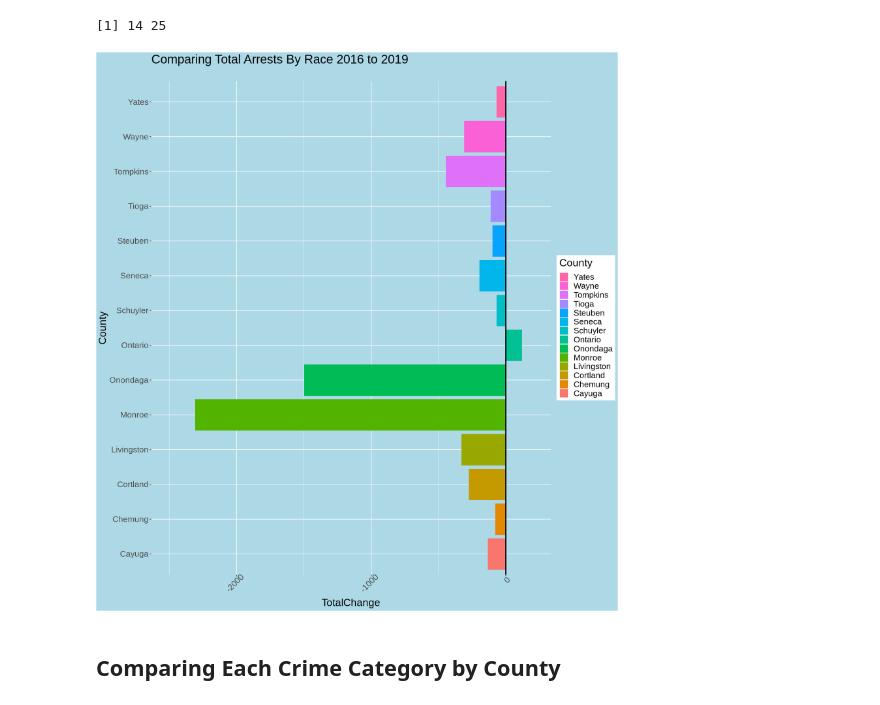
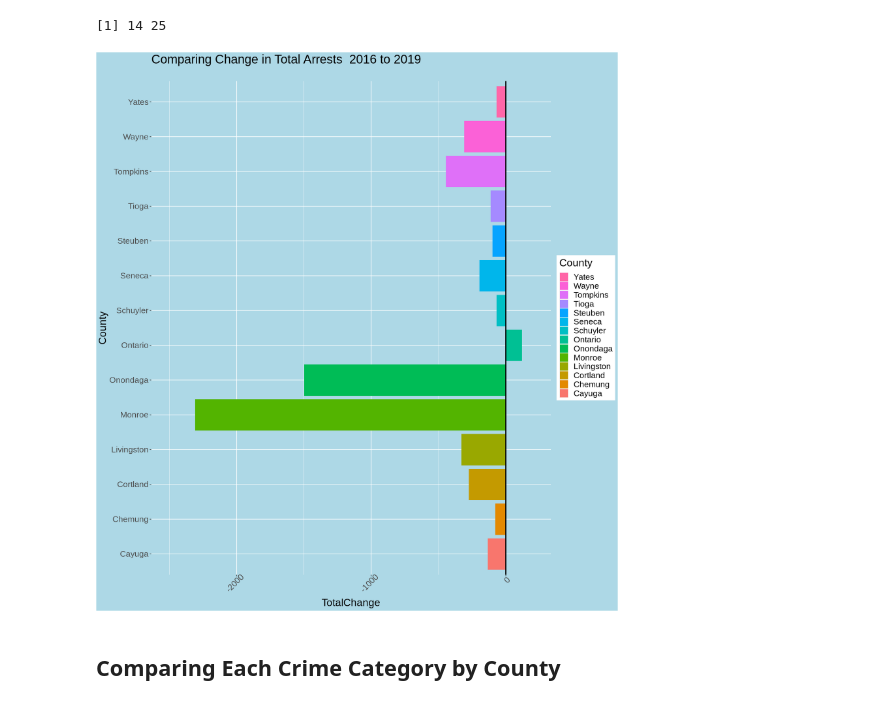
Before and after one commit to JF11579/New-Stuff, a Jupyter notebook: CGR_5.ipynb, the cells around one changed output. Cells and saved outputs as stored; diff of their text form; code cells hidden in the pictures.

```diff
--- a/CGR_5.ipynb
+++ b/CGR_5.ipynb
@@ -789,26 +801,26 @@ dim(ChangeInCrimeByCoutny)
 # %%
 
 ggplot(ChangeInCrimeByCoutny, aes(x= County , y = TotalChange , fill = County)) +
         geom_bar(stat = "identity") +
         theme(text = element_text(size=20),
                                 axis.text.x = element_text(angle=0, hjust=1))+
                                 ylim(-2500,200)+
         geom_hline(yintercept= 0, linetype="solid",
                 color = "black", size=1)+
                 theme(text = element_text(size=20),
                                 axis.text.x = element_text(angle=0, hjust=1)) +
                 labs(title = "Comparing Total Arrests By Race 2016 to 2019",
                 subtitle = "")+
                 coord_flip()+
                 theme(text = element_text(size=20),
                                 axis.text.x = element_text(angle= 45, hjust=0.75)) +
                     theme(plot.background = element_rect(fill = "light blue"),
                       panel.background = element_rect(fill = "light blue")) +
-                       labs(title = "Comparing Total Arrests By Race 2016 to 2019",
+                       labs(title = "Comparing Change in Total Arrests  2016 to 2019",
                 subtitle = "")+
                  guides(fill = guide_legend(reverse= TRUE))
 # %% [output]
-[figure, old version]
+[figure, new version]
 # %% [markdown]
 ## Comparing Each Crime Category by County
 # %%
```
Also changed, not shown: parts of 12 cells of this notebook.
